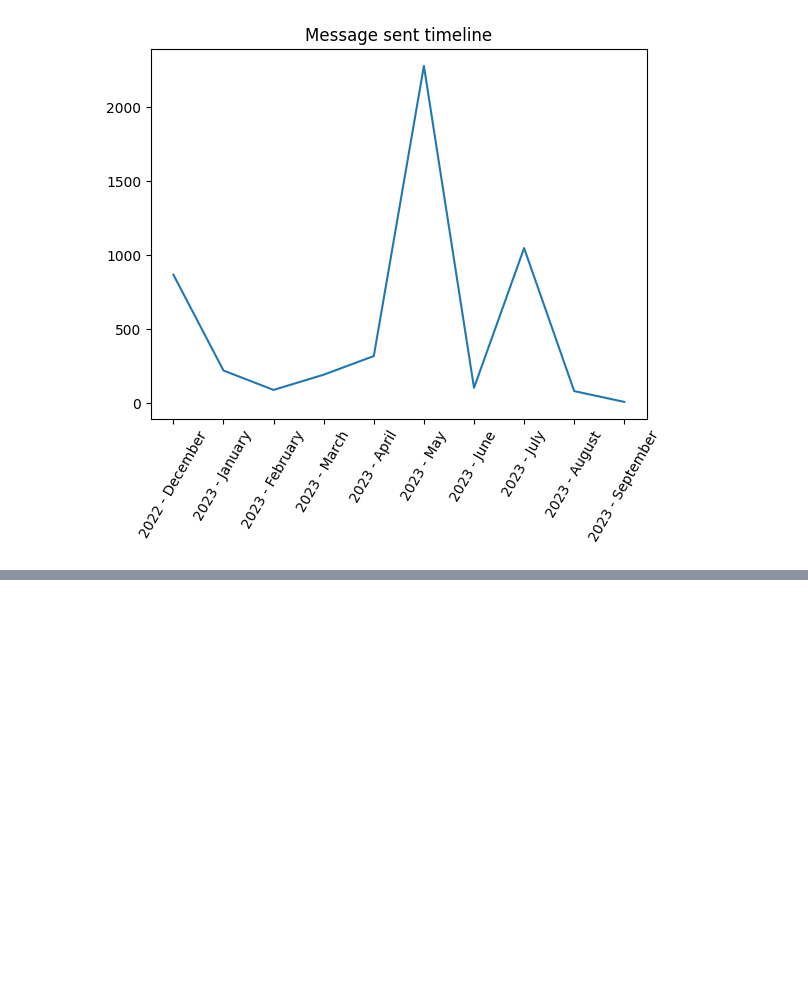
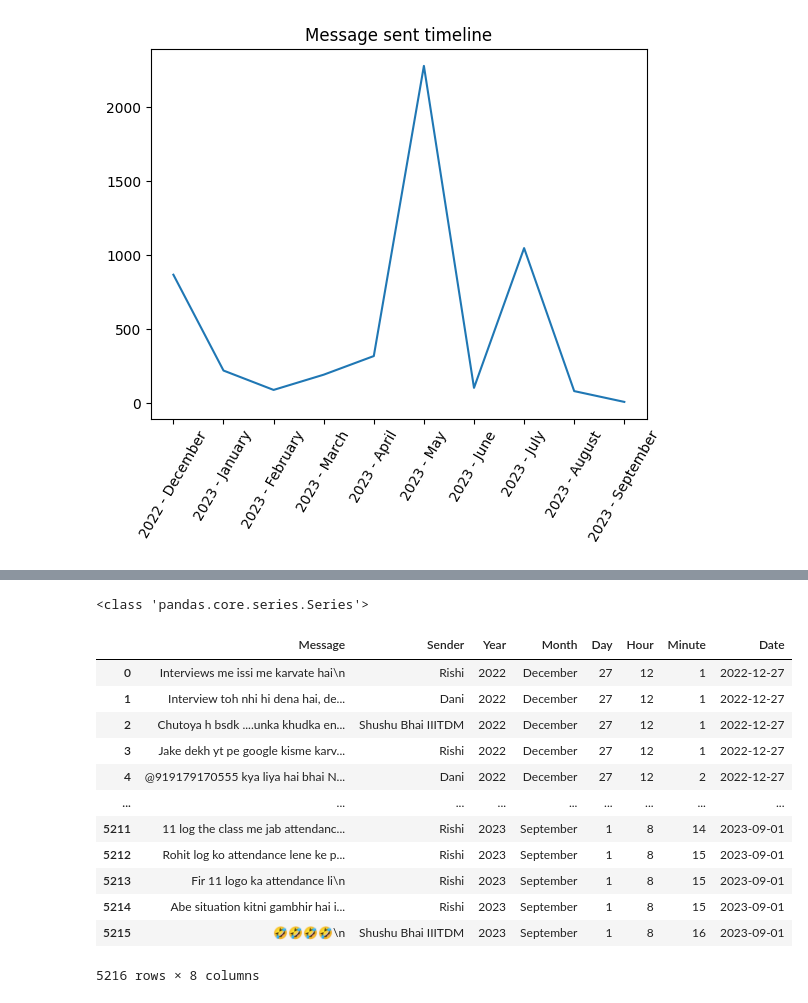
Before and after one commit to mr-ayush-agrawal/WhatsApp_Chat_Analyser, a Jupyter notebook: Analysing.ipynb, the cells around one changed output, grey strips where cells are left out. Cells and saved outputs as stored; diff of their text form; code cells hidden in the pictures; blank space fills up the shorter version.

```diff
--- a/Analysing.ipynb
+++ b/Analysing.ipynb
@@ -254,0 +273,19 @@ plt.show()
+# %%
+Data['Date'] = pd.to_datetime(Data['Year'].astype(str)+ '-' + Data['Month'].astype(str) + '-' + Data['Day'].astype(str))
+print(type(Data.Date))
+Data
+# %% [output]
+<class 'pandas.core.series.Series'>
+|  | Message | Sender | Year | Month | Day | Hour | Minute | Date |
+| 0 | Interviews me issi me karvate hai\n | Rishi | 2022 | December | 27 | 12 | 1 | 2022-12-27 |
+| 1 | Interview toh nhi hi dena hai, de... | Dani | 2022 | December | 27 | 12 | 1 | 2022-12-27 |
+| 2 | Chutoya h bsdk ....unka khudka en... | Shushu Bhai IIITDM | 2022 | December | 27 | 12 | 1 | 2022-12-27 |
+| 3 | Jake dekh yt pe google kisme karv... | Rishi | 2022 | December | 27 | 12 | 1 | 2022-12-27 |
+| 4 | @919179170555 kya liya hai bhai N... | Dani | 2022 | December | 27 | 12 | 2 | 2022-12-27 |
+| ... | ... | ... | ... | ... | ... | ... | ... | ... |
+| 5211 | 11 log the class me jab attendanc... | Rishi | 2023 | September | 1 | 8 | 14 | 2023-09-01 |
+| 5212 | Rohit log ko attendance lene ke p... | Rishi | 2023 | September | 1 | 8 | 15 | 2023-09-01 |
+| 5213 | Fir 11 logo ka attendance li\n | Rishi | 2023 | September | 1 | 8 | 15 | 2023-09-01 |
+| 5214 | Abe situation kitni gambhir hai i... | Rishi | 2023 | September | 1 | 8 | 15 | 2023-09-01 |
+| 5215 | 🤣🤣🤣🤣\n | Shushu Bhai IIITDM | 2023 | September | 1 | 8 | 16 | 2023-09-01 |
+5216 rows × 8 columns
```
Also changed, not shown: parts of 4 cells of this notebook, 2 other files.
